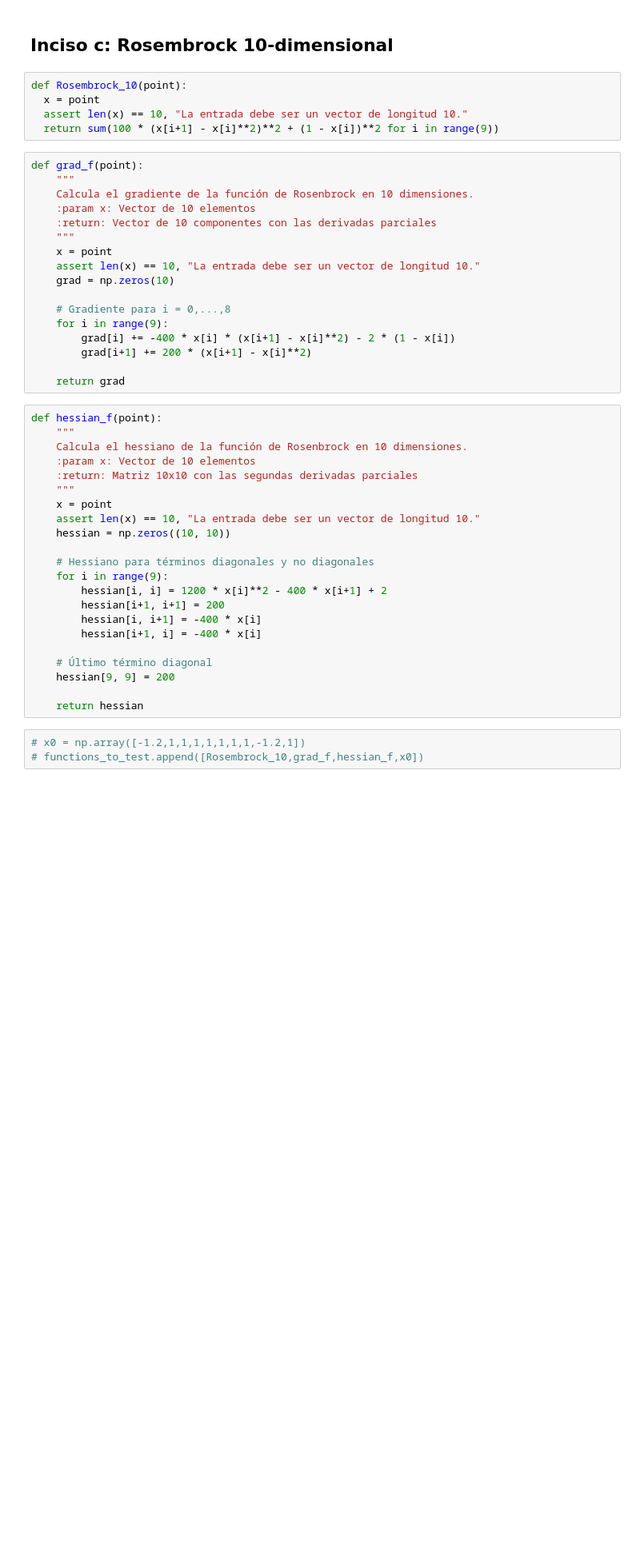
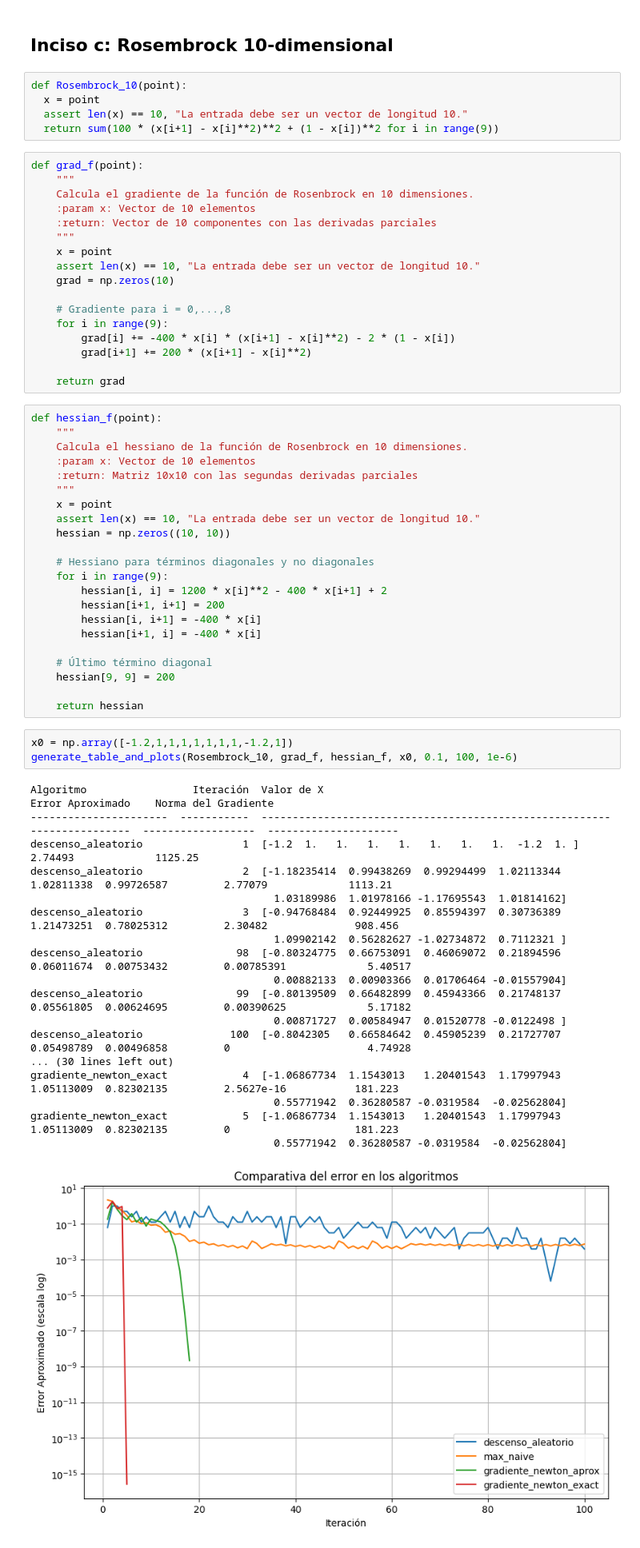
Before and after one commit to pabloozamora/UVG_Modsim_Lab_7, a Jupyter notebook: ejercicio5.ipynb, the cells around one changed output. Shown: that part at 80% size. Saved outputs shown, nothing was run; the diff lists cells and outputs as text; blank space fills up the shorter version.

```diff
--- a/ejercicio5.ipynb
+++ b/ejercicio5.ipynb
@@ -139,5 +160,24 @@ def hessian_f(point):
 
     return hessian
 # %%
-# x0 = np.array([-1.2,1,1,1,1,1,1,1,-1.2,1])
-# functions_to_test.append([Rosembrock_10,grad_f,hessian_f,x0])
+x0 = np.array([-1.2,1,1,1,1,1,1,1,-1.2,1])
+generate_table_and_plots(Rosembrock_10, grad_f, hessian_f, x0, 0.1, 100, 1e-6)
+# %% [output]
+Algoritmo                 Iteración  Valor de X                                                                  Error Aproximado    Norma del Gradiente
+----------------------  -----------  ------------------------------------------------------------------------  ------------------  ---------------------
+descenso_aleatorio                1  [-1.2  1.   1.   1.   1.   1.   1.   1.  -1.2  1. ]                              2.74493             1125.25
+descenso_aleatorio                2  [-1.18235414  0.99438269  0.99294499  1.02113344  1.02811338  0.99726587         2.77079             1113.21
+                                       1.03189986  1.01978166 -1.17695543  1.01814162]
+descenso_aleatorio                3  [-0.94768484  0.92449925  0.85594397  0.30736389  1.21473251  0.78025312         2.30482              908.456
+                                       1.09902142  0.56282627 -1.02734872  0.7112321 ]
+descenso_aleatorio               98  [-0.80324775  0.66753091  0.46069072  0.21894596  0.06011674  0.00753432         0.00785391             5.40517
+                                       0.00882133  0.00903366  0.01706464 -0.01557904]
+descenso_aleatorio               99  [-0.80139509  0.66482899  0.45943366  0.21748137  0.05561805  0.00624695         0.00390625             5.17182
+                                       0.00871727  0.00584947  0.01520778 -0.0122498 ]
+descenso_aleatorio              100  [-0.8042305   0.66584642  0.45905239  0.21727707  0.05498789  0.00496858         0                      4.74928
+... (30 lines left out)
+gradiente_newton_exact            4  [-1.06867734  1.1543013   1.20401543  1.17997943  1.05113009  0.82302135         2.5627e-16           181.223
+                                       0.55771942  0.36280587 -0.0319584  -0.02562804]
+gradiente_newton_exact            5  [-1.06867734  1.1543013   1.20401543  1.17997943  1.05113009  0.82302135         0                    181.223
+                                       0.55771942  0.36280587 -0.0319584  -0.02562804]
+[figure, added]
```
Also changed, not shown: parts of 6 cells of this notebook, 1 other file.
